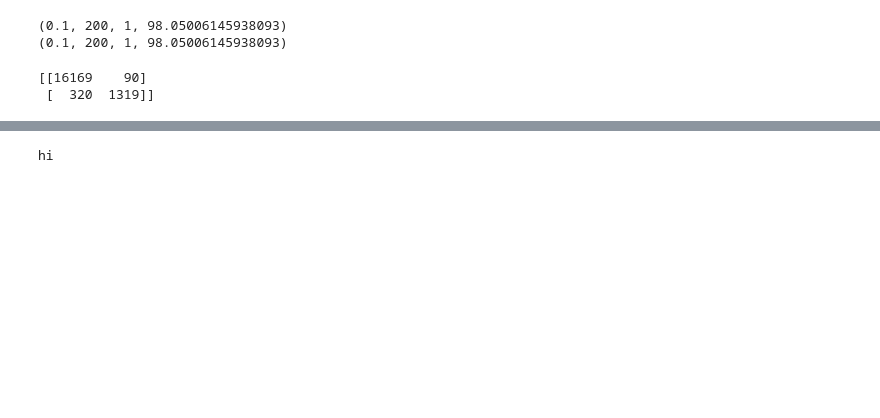
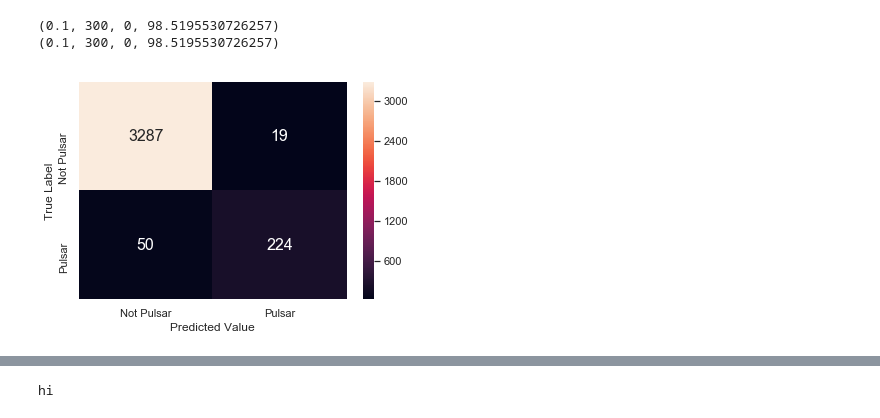
Before and after one commit to Anthony127/5522FinalProj, a Jupyter notebook: MLPNetwork.ipynb, the cells around one changed output, grey strips where cells are left out. Saved outputs shown, nothing was run; the diff lists cells and outputs as text; code cells hidden in the pictures; blank space fills up the shorter version.

```diff
--- a/MLPNetwork.ipynb
+++ b/MLPNetwork.ipynb
@@ -45,7 +46,10 @@ with open("pulsar_stars.csv") as csv_file:
 #print(y)
 
 y = np.reshape(y,len(y))
+
+xTrain, xTest, yTrain, yTest = train_test_split(X, y, test_size = 0.2, random_state = 0)
 scaler = StandardScaler()
 scaler.fit(X)
-scaler.transform(X)
+scaler.transform(xTrain)
+scaler.transform(xTest)
 # %% [output]
@@ -80,14 +84,14 @@ count = 0
 for param in hyperparam_val:
     #print(param)
     mlp = MLPClassifier(activation='tanh', solver = 'adam', alpha = param[0], hidden_layer_sizes=(8,4,2), max_iter=param[1])
-    mlp.fit(X,y)
+    mlp.fit(xTrain,yTrain)
     #print(sp.get_params())
-    yP = mlp.predict(X)
+    yP = mlp.predict(xTest)
     #print(sp.score(X,y))
     #scores.append((param,mlp.score(X,y)))
     score = 0
     for i in range(len(yP)):
-        if y[i] == yP[i]:
+        if yTest[i] == yP[i]:
             score += 1
 
     scores.append((param[0], param[1], param[2], (score/len(yP) * 100)))
@@ -107,14 +111,14 @@ count = 0
 for param in hyperparam_val:
     #print(param)
     mlp2 = MLPClassifier(activation='tanh', solver = 'lbfgs', alpha = param[0], hidden_layer_sizes=(8,4,2), max_iter=param[1])
-    mlp2.fit(X,y)
+    mlp2.fit(xTrain,yTrain)
     #print(sp.get_params())
-    yP = mlp2.predict(X)
+    yP = mlp2.predict(xTest)
     #print(sp.score(X,y))
     #scores.append((param,mlp.score(X,y)))
     score = 0
     for i in range(len(yP)):
-        if y[i] == yP[i]:
+        if yTest[i] == yP[i]:
             score += 1
 
     scores2.append((param[0], param[1], param[2], (score/len(yP) * 100)))
@@ -129,30 +133,34 @@ bar.finish()
 # %%
 max = 0
-maxInfo = ()
+maxInfo1 = ()
 for score in scores:
     if score[3] > max:
         max = score[3]
-        maxInfo = score
+        maxInfo1 = score
 
-print(maxInfo)
+print(maxInfo1)
 
 
 max = 0
-maxInfo = ()
+maxInfo2 = ()
 for score in scores:
     if score[3] > max:
         max = score[3]
-        maxInfo = score
+        maxInfo2 = score
 
-print(maxInfo)
+print(maxInfo2)
 # %% [output]
-(0.1, 200, 1, 98.05006145938093)
-(0.1, 200, 1, 98.05006145938093)
+(0.1, 300, 0, 98.5195530726257)
+(0.1, 300, 0, 98.5195530726257)
-# %%
-bestMLP = MLPClassifier(alpha = maxInfo[0],hidden_layer_sizes=hidden_lays[maxInfo[2]],max_iter= maxInfo[1])
-bestMLP.fit(X, y)
-yP = bestMLP.predict(X)
-print(confusion_matrix(y, yP))
-# %% [output]
-[[16169    90]
- [  320  1319]]
+# %%
+bestMLP1 = MLPClassifier(alpha = maxInfo1[0],hidden_layer_sizes=hidden_lays[maxInfo1[2]],max_iter= maxInfo1[1])
+bestMLP1.fit(xTrain, yTrain)
+yP1 = bestMLP1.predict(xTest)
+conMat1 = confusion_matrix(yTest, yP1)
+df_cm = pd.DataFrame(conMat1, ['Not Pulsar', 'Pulsar'],['Not Pulsar', 'Pulsar'])
+sn.set(font_scale=1)#for label size
+ax = sn.heatmap(df_cm, annot=True,fmt= 'd',annot_kws={"size": 16})# font size
+ax.set(xlabel = 'Predicted Value', ylabel = 'True Label')
+plt.show()
+# %% [output]
+[figure, added]
```
Also changed, not shown: parts of 6 cells of this notebook, 1 other file.
